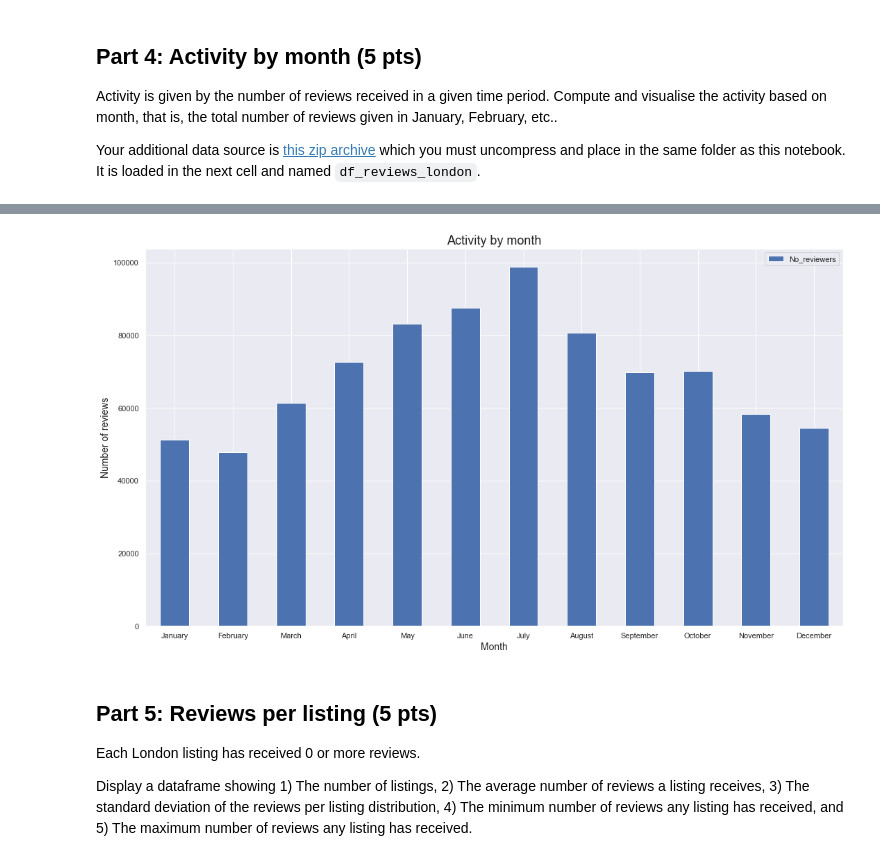
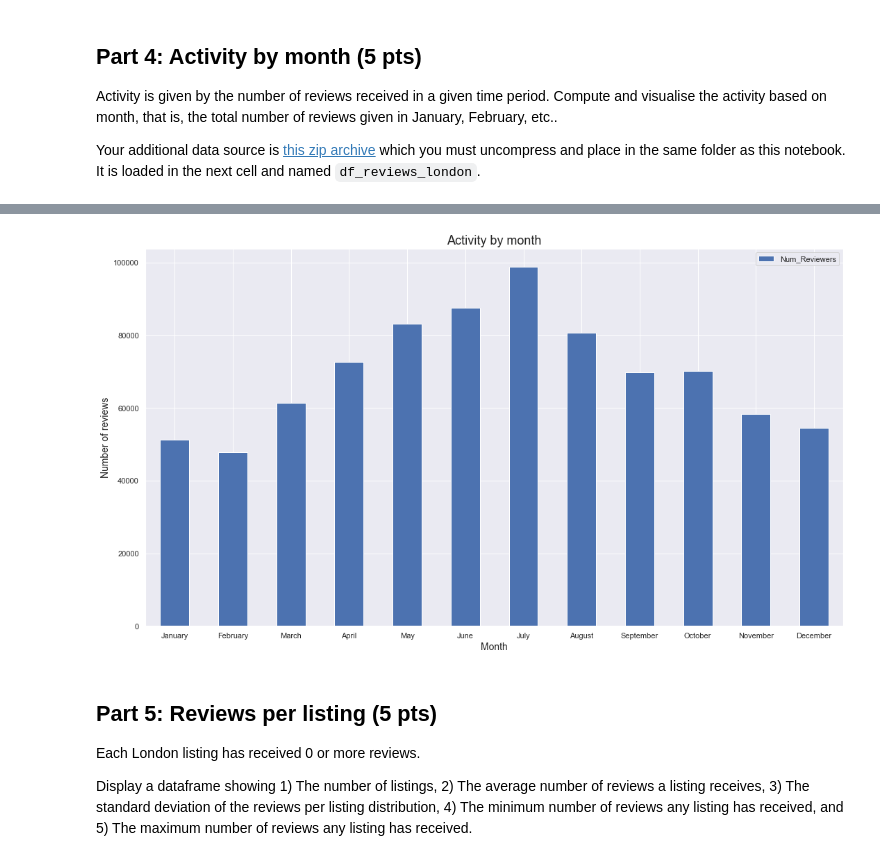
Before and after one commit to georgezefko/02807_Computational_tools_for_DS, a Jupyter notebook: 02807_Project_2.ipynb, the cells around one changed output, grey strips where cells are left out. Drawn from its saved outputs; the diff is of its cells as text; code cells hidden in the pictures.

```diff
--- a/02807_Project_2.ipynb
+++ b/02807_Project_2.ipynb
@@ -468,17 +477,17 @@ df_reviews_london = load_csv_as_dataframe('reviews_london.csv')
 # %%
 # your code goes here
 activity = df_reviews_london.withColumn('month',F.date_format('date',"MMMM")) \
-                            .groupBy('month').agg(F.count('reviewer_id').alias('No_reviewers')) \
+                            .groupBy('month').agg(F.count('reviewer_id').alias('Num_Reviewers')) \
                             .toPandas()
 
 month_order=['January','February','March','April','May','June','July','August','September','October','November','December']
 _ = activity.set_index('month').loc[month_order].plot( kind= 'bar'  , rot= 0 ,figsize=(18,10))
 plt.title('Activity by month',fontsize=18)
 _.set_xlabel("Month",fontsize=14)
 _.set_ylabel("Number of reviews",fontsize=14)
 plt.show()
 # %% [output]
-[figure, old version]
+[figure, new version]
 # %% [markdown]
 ## Part 5: Reviews per listing (5 pts)
 
```
Also changed, not shown: parts of 21 cells of this notebook.
